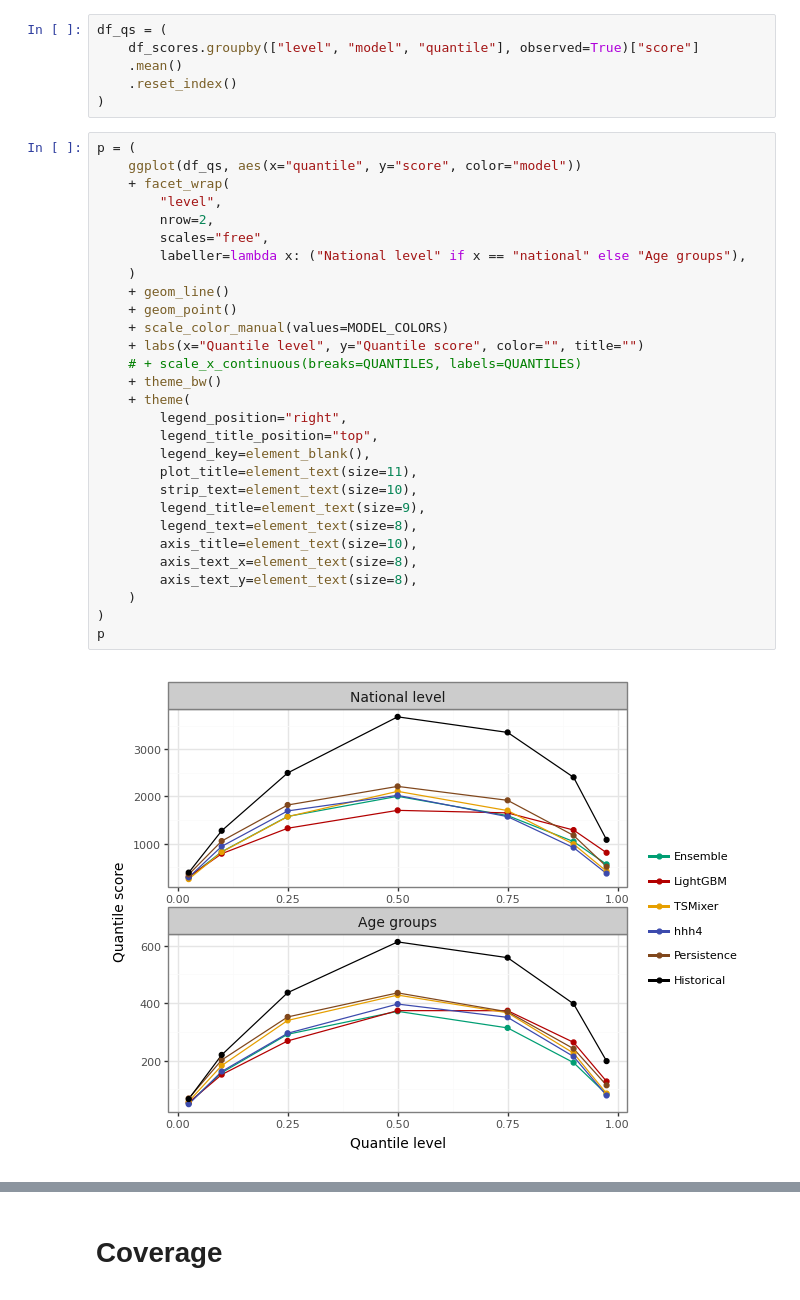
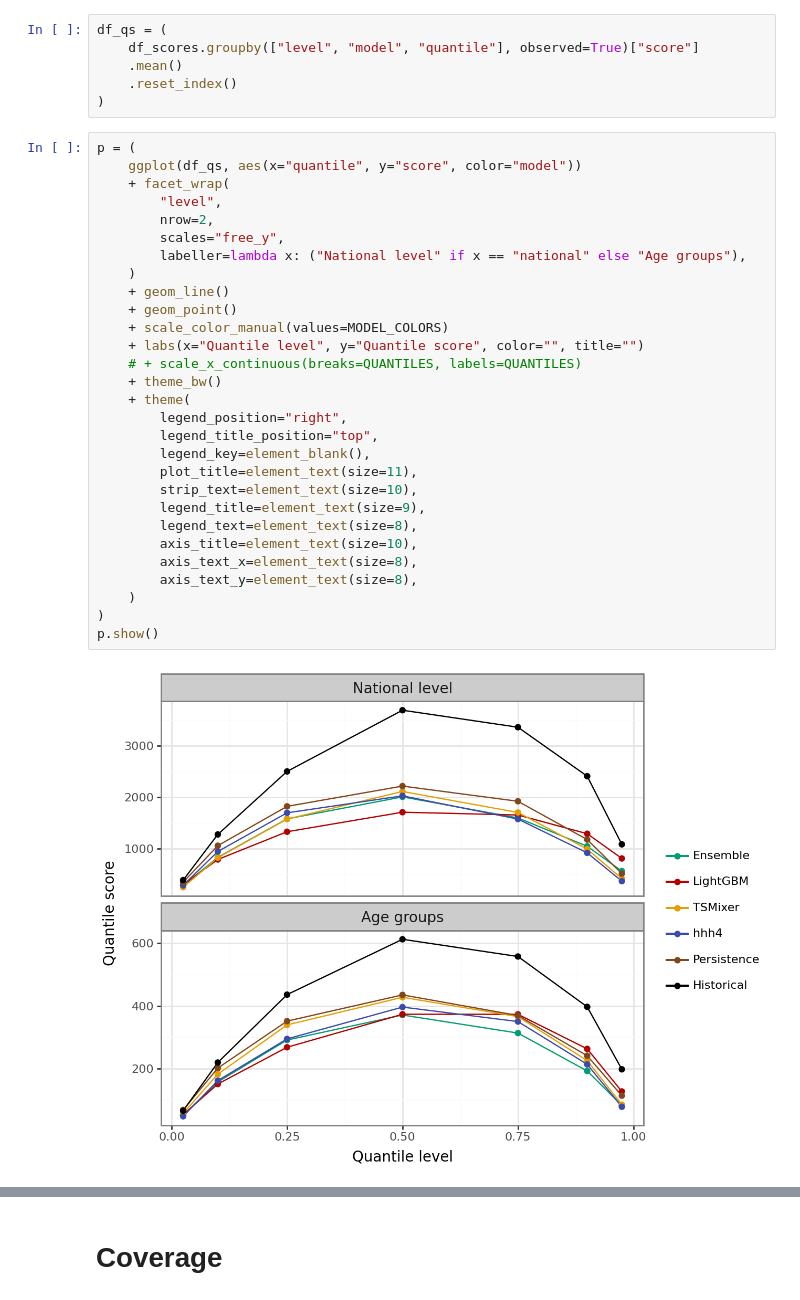
Before and after one commit to dwolffram/replication-sari-forecasting, a Jupyter notebook: code/evaluation_quantiles.ipynb, the cells around one changed output, grey strips where cells are left out. Saved outputs shown, nothing was run; the diff lists cells and outputs as text.

Commit message:
fix figure paths and saving issues

```diff
--- a/code/evaluation_quantiles.ipynb
+++ b/code/evaluation_quantiles.ipynb
@@ -52,32 +52,32 @@ df_qs = (
 # %%
 p = (
     ggplot(df_qs, aes(x="quantile", y="score", color="model"))
     + facet_wrap(
         "level",
         nrow=2,
-        scales="free",
+        scales="free_y",
         labeller=lambda x: ("National level" if x == "national" else "Age groups"),
     )
     + geom_line()
     + geom_point()
     + scale_color_manual(values=MODEL_COLORS)
     + labs(x="Quantile level", y="Quantile score", color="", title="")
     # + scale_x_continuous(breaks=QUANTILES, labels=QUANTILES)
     + theme_bw()
     + theme(
         legend_position="right",
         legend_title_position="top",
         legend_key=element_blank(),
         plot_title=element_text(size=11),
         strip_text=element_text(size=10),
         legend_title=element_text(size=9),
         legend_text=element_text(size=8),
         axis_title=element_text(size=10),
         axis_text_x=element_text(size=8),
         axis_text_y=element_text(size=8),
     )
 )
-p
+p.show()
 # %% [output]
-[figure, old version]
+[figure, new version]
 # %%
```
Also changed, not shown: parts of 3 cells of this notebook, 13 other files.
